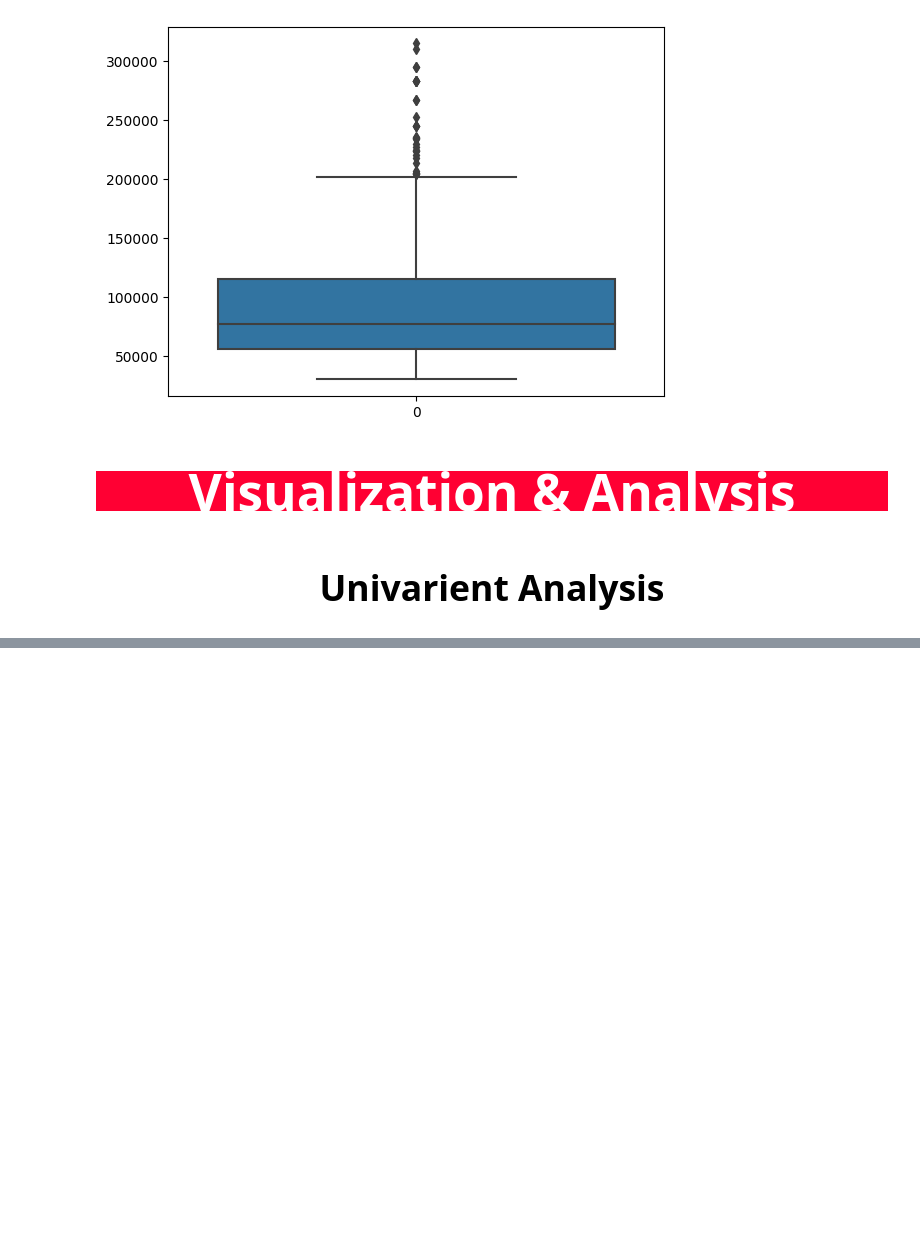
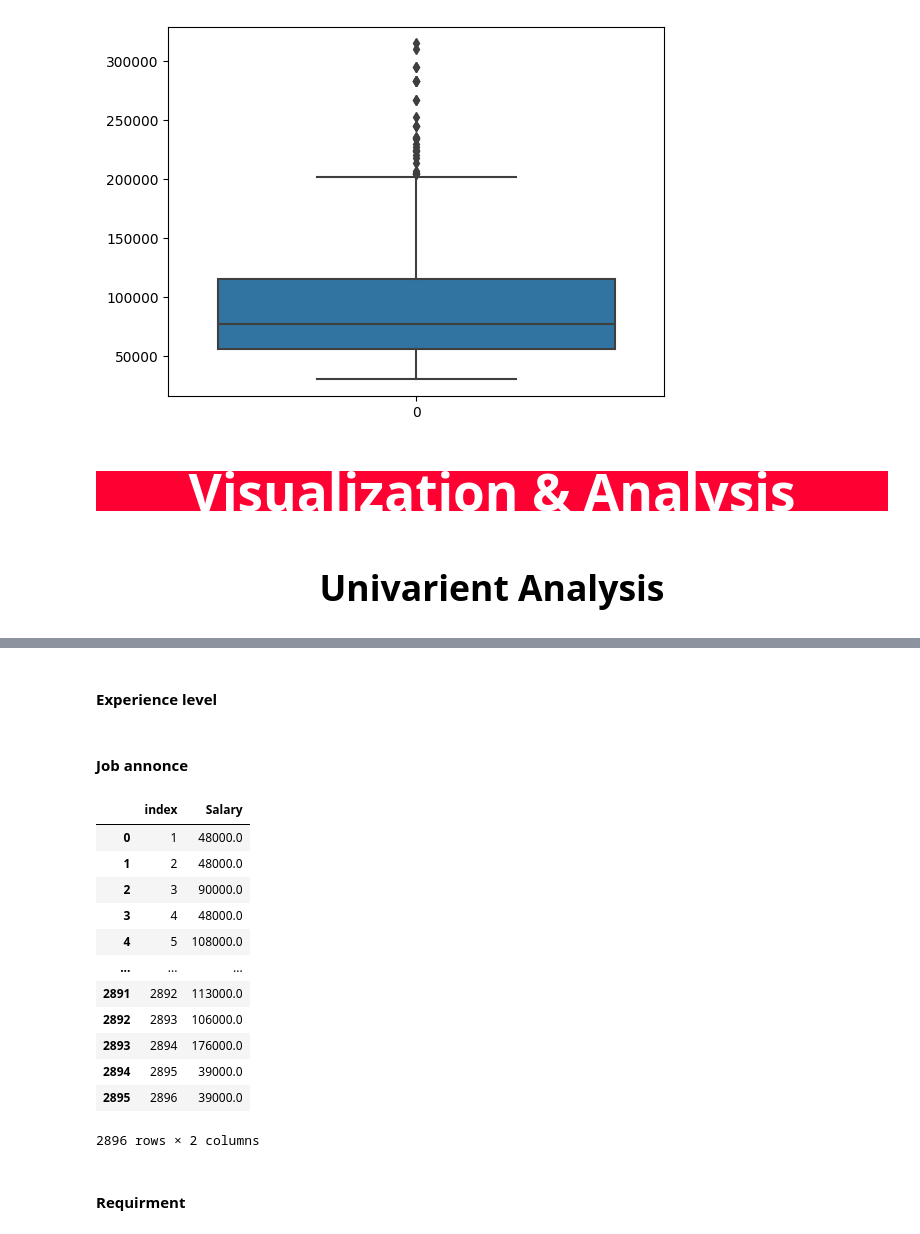
Before and after one commit to Midofd/Analysis-employment-opportunities, a Jupyter notebook: src/main.ipynb, the cells around one changed output, grey strips where cells are left out. Drawn from its saved outputs; the diff is of its cells as text; code cells hidden in the pictures; blank space fills up the shorter version.

```diff
--- a/src/main.ipynb
+++ b/src/main.ipynb
@@ -276,0 +308,4 @@ px.scatter(df[df['Job Title'] in list(df['Job Title'].value_counts().nlargest(5)
+# %%
+df_database=pd.read_csv('cleaned.csv')
+df_database.drop(columns=['Unnamed: 0'],inplace=True)
+df_database.index+=1
@@ -276,0 +333,2 @@ px.scatter(df[df['Job Title'] in list(df['Job Title'].value_counts().nlargest(5)
+# %% [markdown]
+#### Experience level
@@ -276,0 +340,20 @@ px.scatter(df[df['Job Title'] in list(df['Job Title'].value_counts().nlargest(5)
+# %% [markdown]
+#### Job annonce
+# %%
+df_database['Salary'].to_csv('job_')
+# %% [output]
+|  | index | Salary |
+| 0 | 1 | 48000.0 |
+| 1 | 2 | 48000.0 |
+| 2 | 3 | 90000.0 |
+| 3 | 4 | 48000.0 |
+| 4 | 5 | 108000.0 |
+| ... | ... | ... |
+| 2891 | 2892 | 113000.0 |
+| 2892 | 2893 | 106000.0 |
+| 2893 | 2894 | 176000.0 |
+| 2894 | 2895 | 39000.0 |
+| 2895 | 2896 | 39000.0 |
+2896 rows × 2 columns
+# %% [markdown]
+#### Requirment
```
Also changed, not shown: parts of 27 cells of this notebook, 6 other files.
